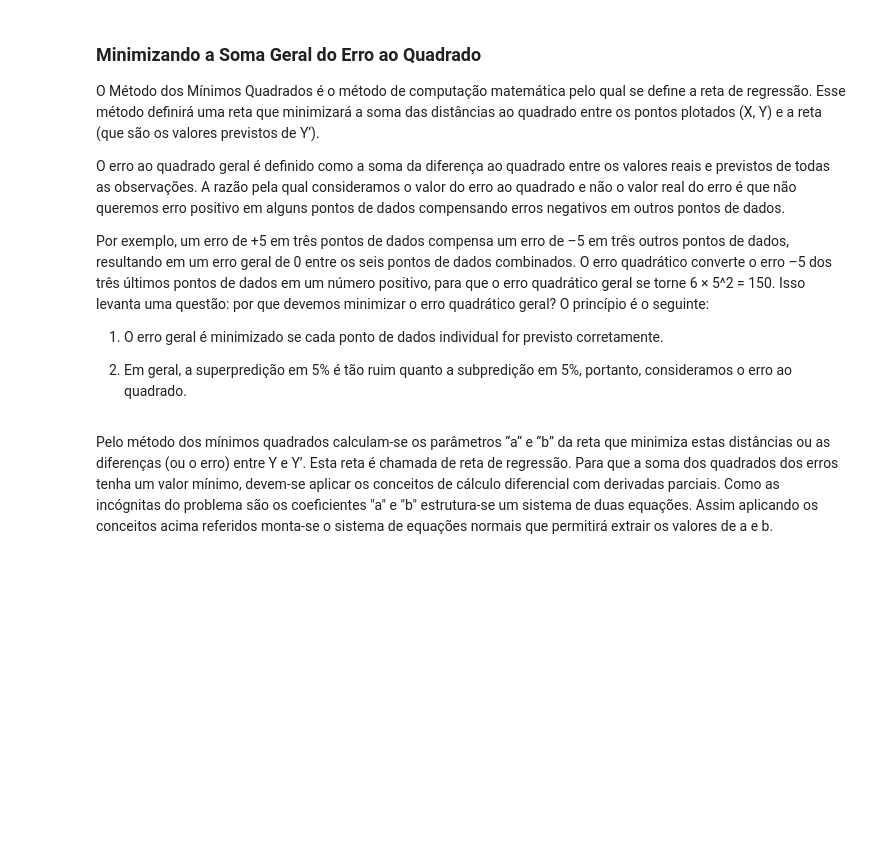
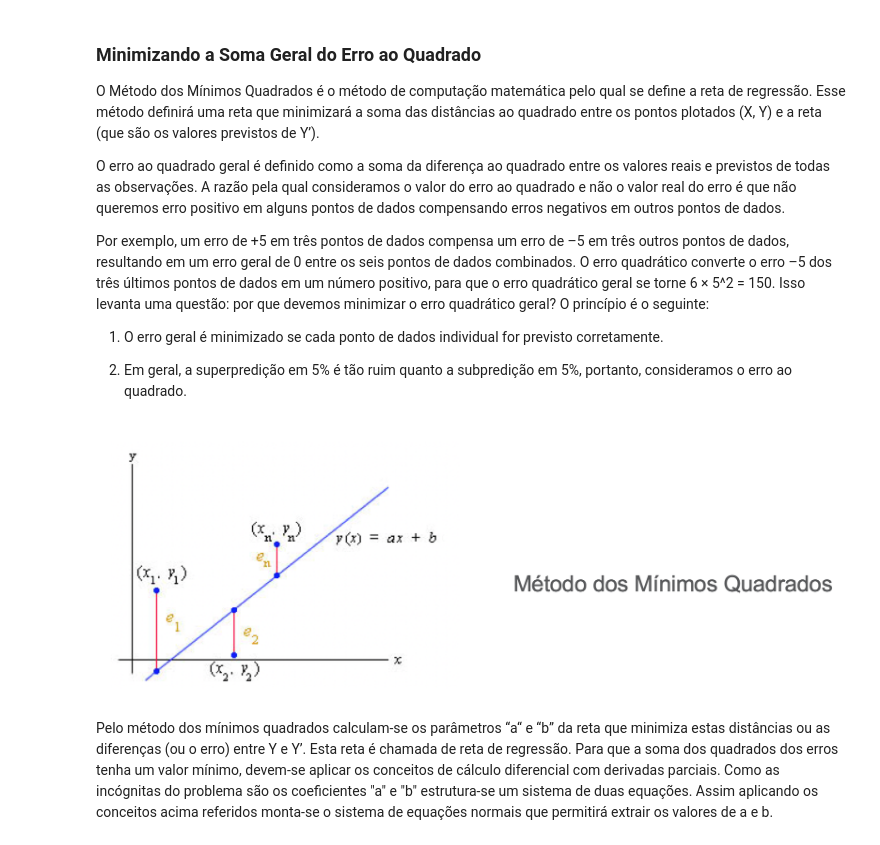
Before and after one commit to renatamontanhana/-regressao-linear-simples-ML, a Jupyter notebook: M5A11_Regressão.ipynb, the cells around one changed output. Cells and saved outputs as stored; diff of their text form; code cells hidden in the pictures; blank space fills up the shorter version.

```diff
--- a/M5A11_Regressão.ipynb
+++ b/M5A11_Regressão.ipynb
@@ -273,7 +351,9 @@ Por exemplo, um erro de +5 em três pontos de dados compensa um erro de –5 em
 2. Em geral, a superpredição em 5% é tão ruim quanto a subpredição em 5%, portanto, consideramos o erro ao quadrado.
 # %%
 from IPython.display import Image
-Image('imagens/minimos-quadrados2.png')
+Image('/content/minimos-quadrados2.png')
+# %% [output]
+[figure, added]
 # %% [markdown]
 Pelo método dos mínimos quadrados calculam-se os parâmetros “a“ e “b” da reta que minimiza estas distâncias ou as diferenças (ou o erro) entre Y e Y’. Esta reta é chamada de reta de regressão. Para que a soma dos quadrados dos erros tenha um valor mínimo, devem-se aplicar os conceitos de cálculo diferencial com derivadas parciais. Como as incógnitas do problema são os coeficientes "a" e "b" estrutura-se um sistema de duas equações. Assim aplicando os conceitos acima referidos monta-se o sistema de equações normais que permitirá extrair os valores de a e b.
 # %% [markdown]
```
Also changed, not shown: parts of 19 cells of this notebook.
